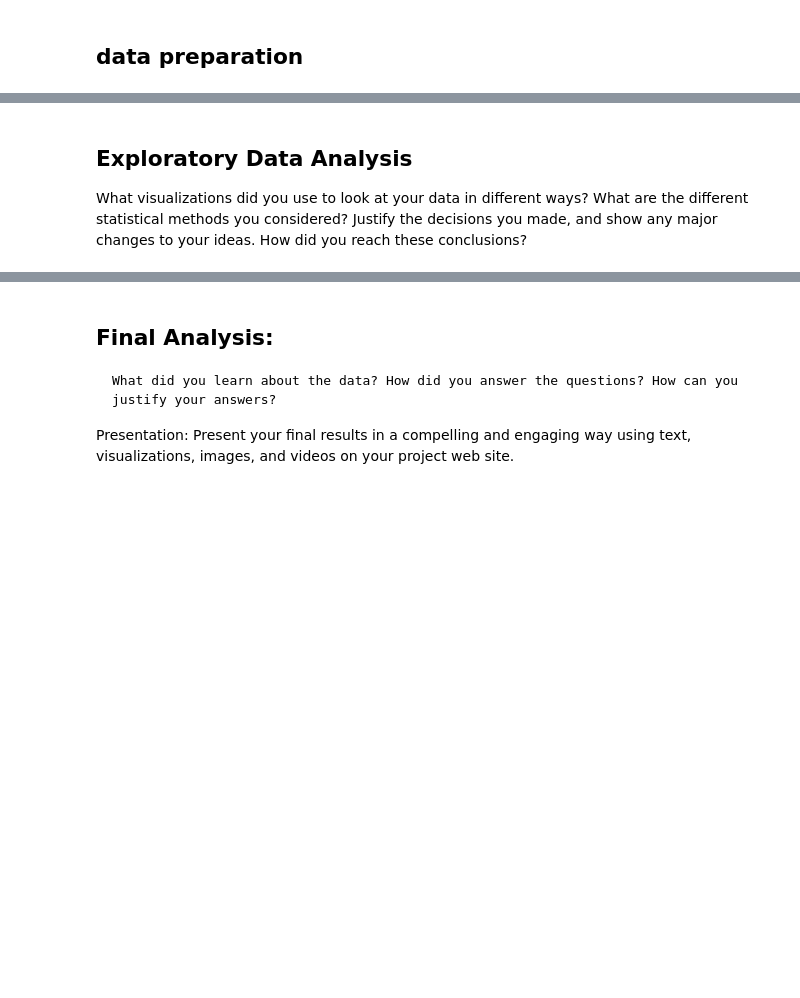
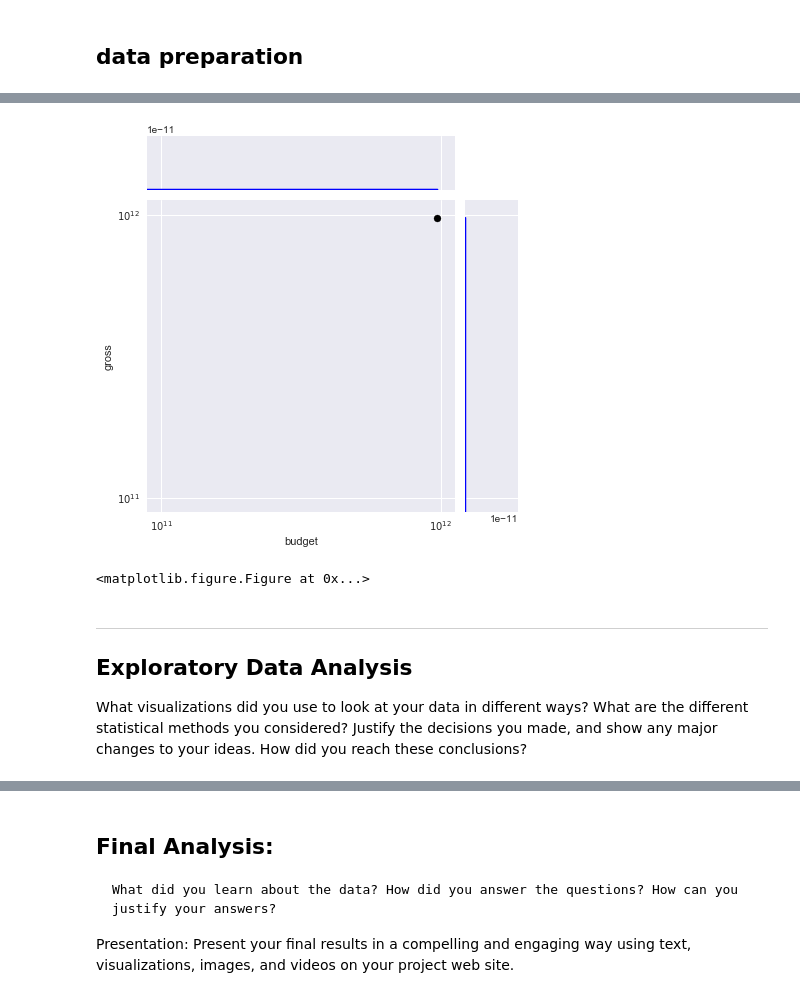
Before and after one commit to miriost/IMDB_project, a Jupyter notebook: IMDB project notebook.ipynb, the cells around one changed output, grey strips where cells are left out. Cells and saved outputs as stored; diff of their text form; code cells hidden in the pictures; blank space fills up the shorter version.

```diff
--- a/IMDB project notebook.ipynb
+++ b/IMDB project notebook.ipynb
@@ -16,0 +49,3 @@ Anything that inspired you, such as a paper, a web site, or something we discuss
+# %%
+from cleandata import clean
+df = clean(df)
@@ -16,0 +64,3 @@ Anything that inspired you, such as a paper, a web site, or something we discuss
+# %%
+from currencyConvert import fixcurrency
+df = fixcurrency(df)
@@ -17,3 +123,27 @@ Anything that inspired you, such as a paper, a web site, or something we discuss
+# %%
+## TODO: fix this part
+
+# First let's the histogram of budgets, and gross
+#print(df['gross'])
+import matplotlib.pyplot as plt
+import seaborn as sns
+import numpy as np
+
+g = sns.JointGrid('budget', 'gross', df)
+g.plot_marginals(sns.distplot, hist=True, kde=True, color='blue')
+g.plot_joint(plt.scatter, color='black', edgecolor='black')
+ax = g.ax_joint
+ax.set_xscale('log')
+ax.set_yscale('log')
+g.ax_marg_x.set_xscale('log')
+g.ax_marg_y.set_yscale('log')
+plt.show()
+plt.figure()
+# %% [output]
+[figure, added]
+<matplotlib.figure.Figure at 0x...>
 # %% [markdown]
+---
+
 ## Exploratory Data Analysis
 What visualizations did you use to look at your data in different ways? What are the different statistical methods you considered? Justify the decisions you made, and show any major changes to your ideas. How did you reach these conclusions?
```
Also changed, not shown: parts of 17 cells of this notebook, 2 other files.
